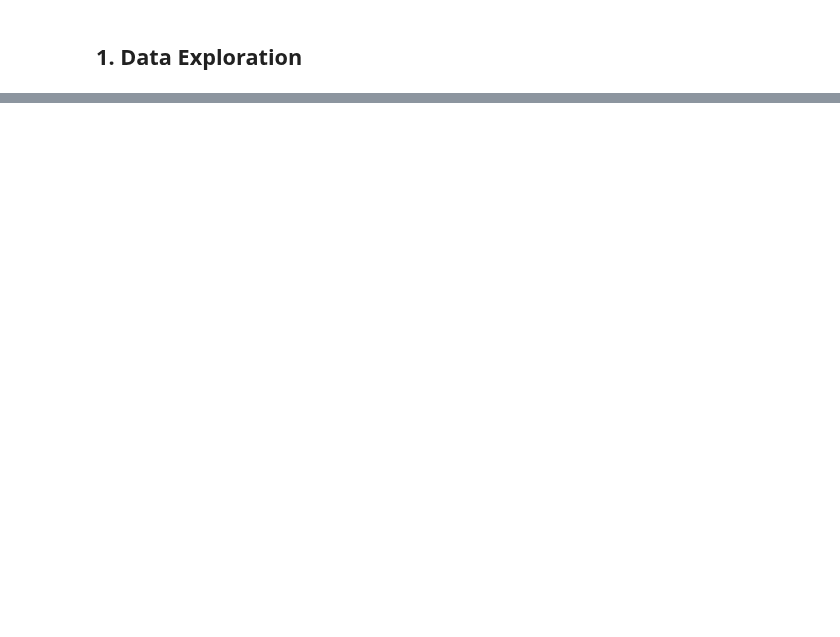
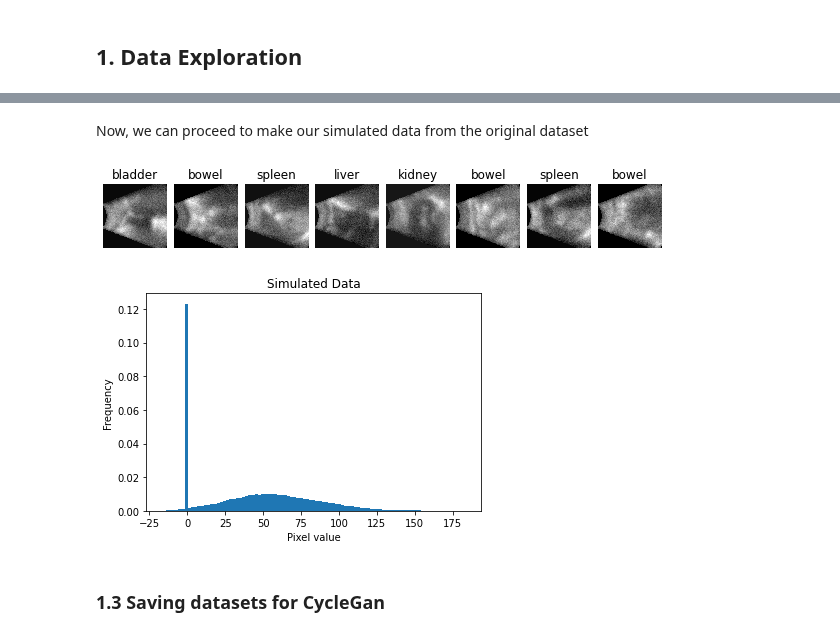
Before and after one commit to Juanki0396/TFG, a Jupyter notebook: IA_Ultrasounds.ipynb, the cells around one changed output, grey strips where cells are left out. Cells and saved outputs as stored; diff of their text form; code cells hidden in the pictures; blank space fills up the shorter version.

```diff
--- a/IA_Ultrasounds.ipynb
+++ b/IA_Ultrasounds.ipynb
@@ -154,15 +44,0 @@ Now, we need to create the simulated data we have talken about above.
-# %%
-domain_transform = Compose([
-    AxisTranspose([1]),
-    Blur(1.5),
-    RandomNoise(0,15)
-])
-
-data = load_us_data()
-adapted_data = [Ultrasound(domain_transform(us.torch_tensor), us.label, us.cone_array) for us in data]
-for us in adapted_data:
-    us.dark_cone()
-
-for dataset in [data, adapted_data]:
-    fig = Image.create_image_grid(dataset[::50])
-    hist = obtain_histogram(dataset, 40)
@@ -235,0 +65,21 @@ f = us_trans.plot(figsize=(4,4))
+# %% [markdown]
+Now, we can proceed to make our simulated data from the original dataset
+# %%
+domain_transform = Compose([
+    AxisTranspose([1]),
+    Blur(1.5),
+    RandomNoise(0,15)
+])
+
+simulated_data = [Ultrasound(domain_transform(us.torch_tensor), label=us.label, cone=us.cone_array) for us in data]
+
+#Let's print some examples to adquire some insights about how our simulated US look like
+_ = Ultrasound.create_image_grid(simulated_data[::50])
+
+# Finally, we make the histogram of the simulated dataset
+_ = obtain_histogram(simulated_data, sample_size=50, title="Simulated Data")
+# %% [output]
+[figure, added]
+[figure, added]
+# %% [markdown]
+### 1.3 Saving datasets for CycleGan
```
Also changed, not shown: parts of 48 cells of this notebook, 2 other files.
